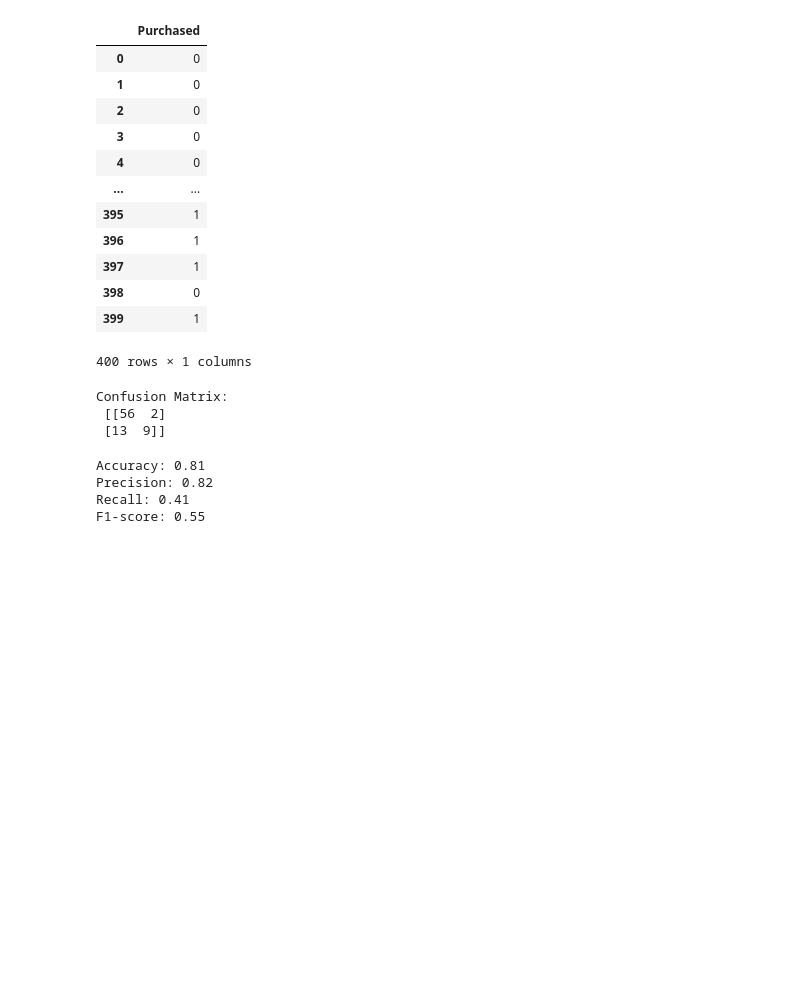
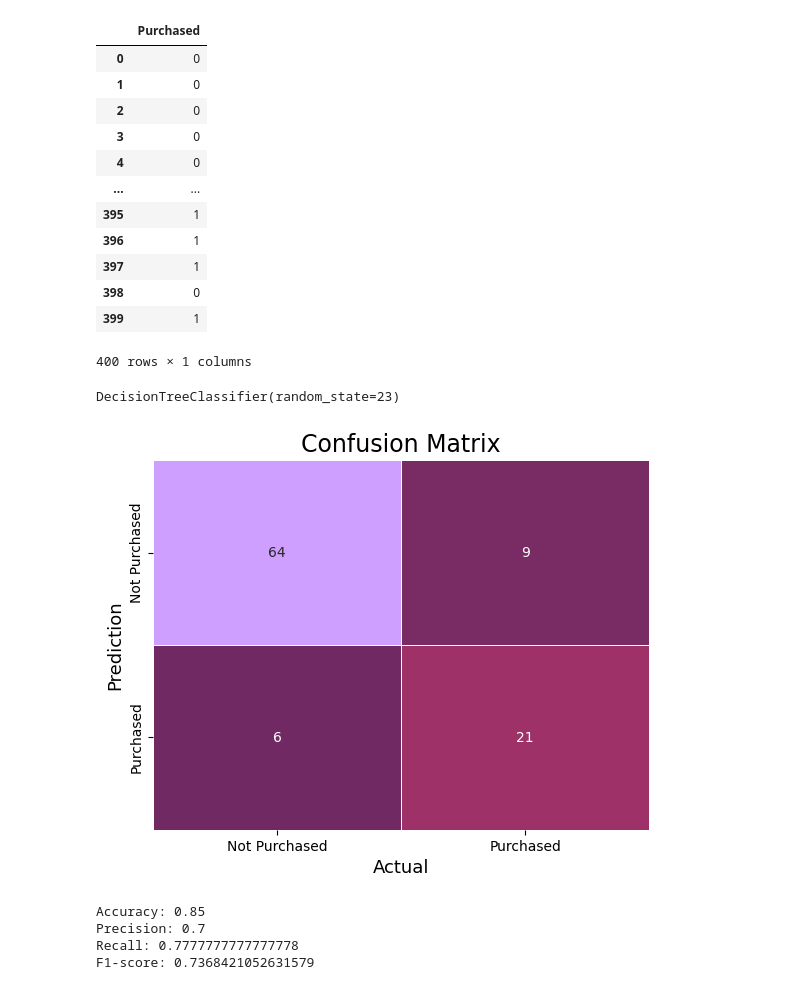
Before and after one commit to urmi1506/Machine_Learning, a Jupyter notebook: Assignment_4/Assig4.ipynb, the cells around one changed output. Cells and saved outputs as stored; diff of their text form; code cells hidden in the pictures; blank space fills up the shorter version.

```diff
--- a/Assignment_4/Assig4.ipynb
+++ b/Assignment_4/Assig4.ipynb
@@ -6,5 +11,5 @@ from sklearn import metrics
 # %%
-ds = pd.read_csv("/content/sample_data/Customer_Behaviour.csv")
+ds = pd.read_csv("/content/Customer_Behaviour.csv")
 # %%
 ds.head()
 # %% [output]
@@ -61,28 +66,47 @@ y
 | 399 | 1 |
 400 rows × 1 columns
 # %%
-X_Train, X_Test, y_Train, y_Test = train_test_split(X, y, test_size = 0.2, random_state = 0)
+X_train, X_test, y_train, y_test = train_test_split(X, y,test_size=0.25)
+# %%
+tree = DecisionTreeClassifier(random_state=23)
+tree.fit(X_train, y_train)
+# %% [output]
+DecisionTreeClassifier(random_state=23)
 # %%
-y_pred = classifier.predict(X_Test)
+y_pred = tree.predict(X_test)
-# %%
-cm = confusion_matrix(y_Test, y_pred)
-print("Confusion Matrix:\n", cm)
-# %% [output]
-Confusion Matrix:
- [[56  2]
- [13  9]]
+# %%
+cmap = LinearSegmentedColormap.from_list("teal_purple", ['#702963', '#AA336A', '#DA70D6', '#CF9FFF'], N=256)
+
+cm = confusion_matrix(y_test, y_pred)
+
+sns.heatmap(cm,
+            annot=True,
+            fmt='g',
+            xticklabels=['Not Purchased', 'Purchased'],
+            yticklabels=['Not Purchased', 'Purchased'],
+            cmap=cmap,
+            cbar=False,
+            linewidths=0.5,
+            linecolor='white'
+           )
+
+plt.ylabel('Prediction', fontsize=13)
+plt.xlabel('Actual', fontsize=13)
+plt.title('Confusion Matrix', fontsize=17)
+plt.show()
+# %% [output]
+[figure, added]
 # %%
-accuracy = accuracy_score(y_Test, y_pred)
-precision = precision_score(y_Test, y_pred)
-recall = recall_score(y_Test, y_pred)
-f1 = f1_score(y_Test, y_pred)
+accuracy = accuracy_score(y_test, y_pred)
+print("Accuracy:", accuracy)
+precision = precision_score(y_test, y_pred)
+print("Precision:", precision)
+recall = recall_score(y_test, y_pred)
+print("Recall:", recall)
+F1_score = f1_score(y_test, y_pred)
+print("F1-score:", F1_score)
+# %% [output]
+Accuracy: 0.85
+Precision: 0.7
+Recall: 0.7777777777777778
+F1-score: 0.7368421052631579
-# %%
-print(f"Accuracy: {accuracy:.2f}")
-print(f"Precision: {precision:.2f}")
-print(f"Recall: {recall:.2f}")
-print(f"F1-score: {f1:.2f}")
-# %% [output]
-Accuracy: 0.81
-Precision: 0.82
-Recall: 0.41
-F1-score: 0.55
```
Also changed, not shown: parts of 1 cell of this notebook, 8 other files.
